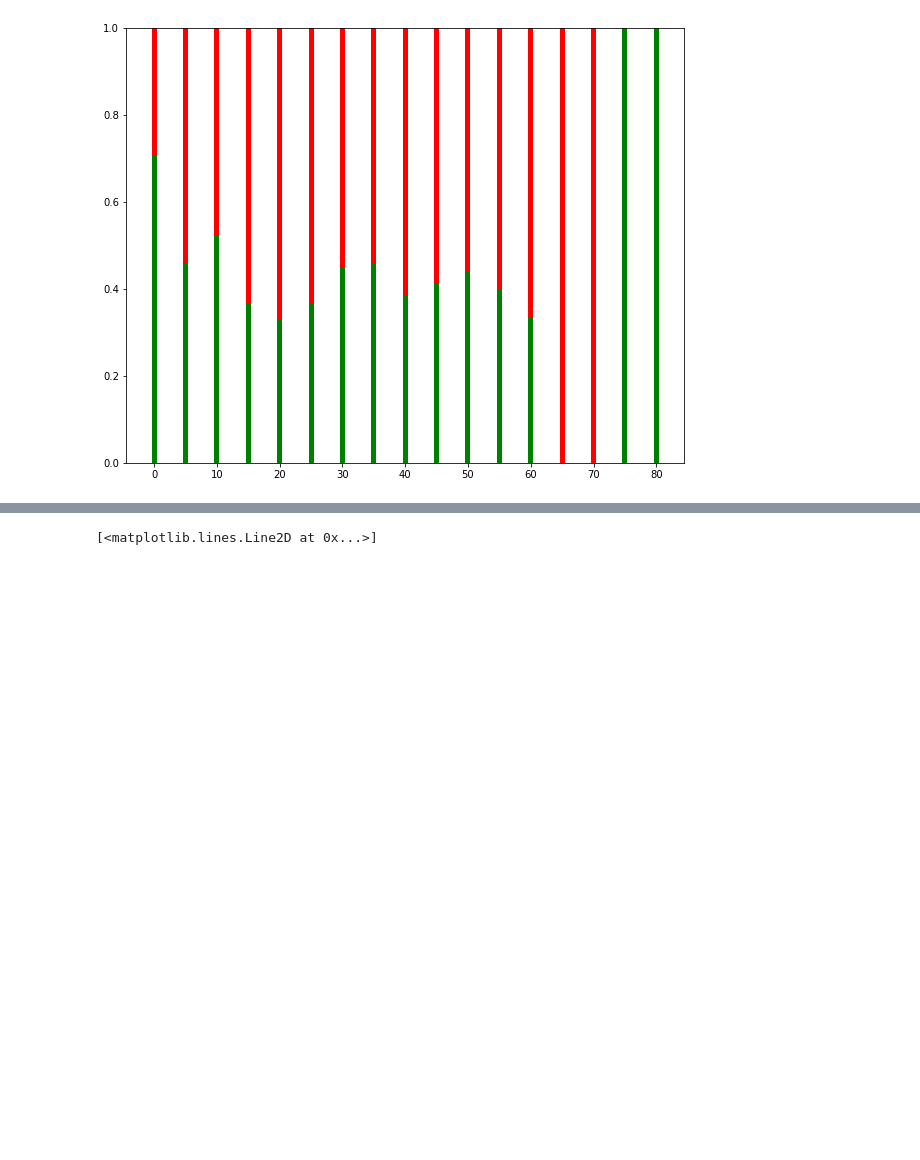
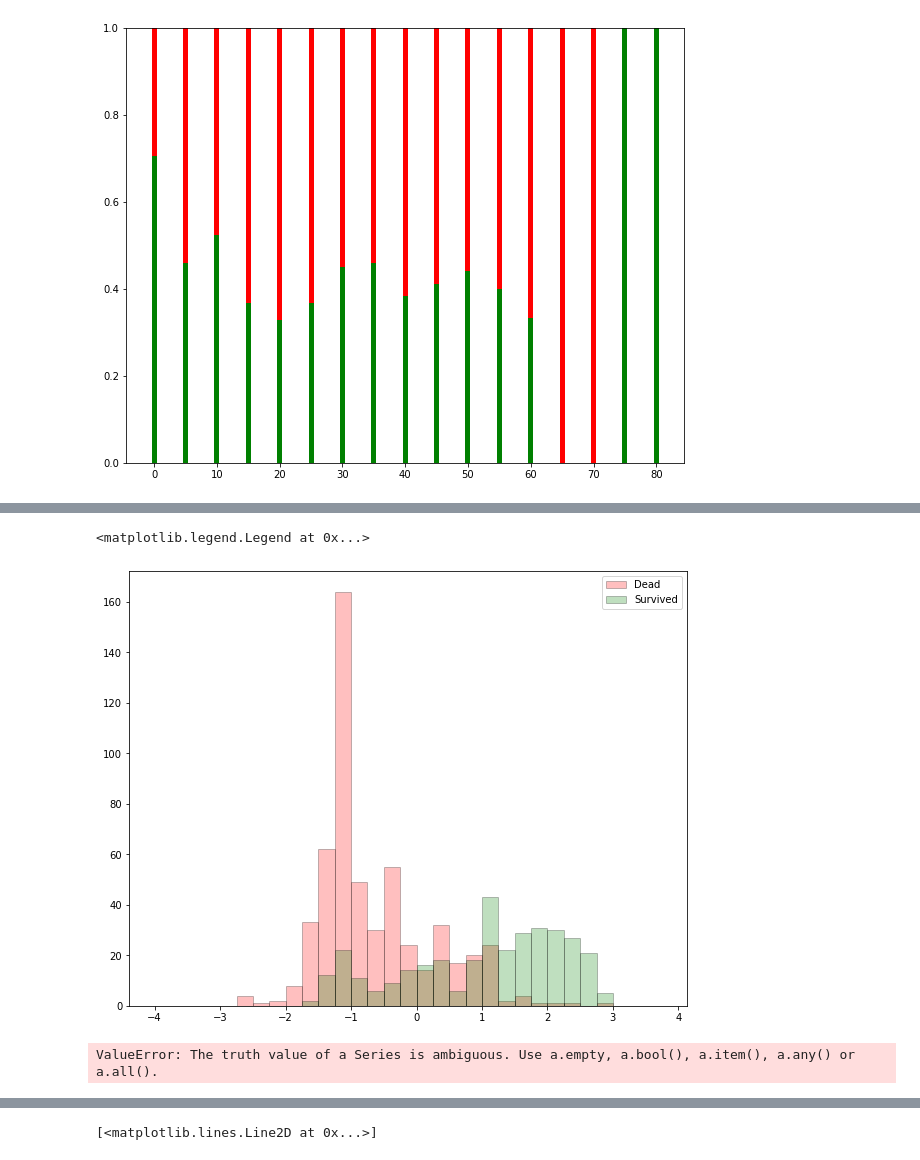
Before and after one commit to gshikhri/kaggle-titanic, a Jupyter notebook: kaggle-titanic.ipynb, the cells around one changed output, grey strips where cells are left out. Drawn from its saved outputs; the diff is of its cells as text; code cells hidden in the pictures; blank space fills up the shorter version.

```diff
--- a/kaggle-titanic.ipynb
+++ b/kaggle-titanic.ipynb
@@ -87,7 +135,7 @@ filtered_df = df[df['Age'].notnull()]
 # %%
 # because we already know the survival classes, I think it would be best to use LDA here
 from sklearn.discriminant_analysis import LinearDiscriminantAnalysis
-X = filtered_df[['Pclass', 'Age', 'SibSp', 'Parch', 'Sex_mod', 'Embarked_mod']]
+X = filtered_df[['Pclass', 'Age_mod', 'SibSp', 'Parch', 'Sex_mod']]
 y = filtered_df['Survived']
 X, y
 # %% [output]
@@ -118,0 +166,4 @@ array([[-1.40521858, -0.04526566, -0.3574973 , -0.05833811,  3.36442466,
+# %%
+X_lda_score = np.array([i[0] for i in X_lda])
+filtered_df['LDA_score'] = X_lda_score
+filtered_df.head()
@@ -118,0 +177,15 @@ array([[-1.40521858, -0.04526566, -0.3574973 , -0.05833811,  3.36442466,
+# %%
+# plotting the distribution of the LDA weights
+fig, ax = plt.subplots(figsize=(10, 8))
+for label, color, marker, status in zip([0, 1], ['red', 'green'], ['^', 's'], ['Dead', 'Survived']):
+    ax.hist(x=filtered_df['LDA_score'][filtered_df['Survived'] == label],
+            color=color, alpha=0.25, label=status, ec='k', bins=np.arange(-4, 4, 0.25))
+ax.legend()
+# %% [output]
+<matplotlib.legend.Legend at 0x...>
+[figure, added]
+# %%
+#finding properties of passengers with low LDA scores but still survived
+filtered_df['FP'] = np.where(((filtered_df['Survived']==0) and (filtered_df['LDA_score']<0)), 1, 0)
+# %% [output]
+ValueError: The truth value of a Series is ambiguous. Use a.empty, a.bool(), a.item(), a.any() or a.all().
```
Also changed, not shown: parts of 13 cells of this notebook.
